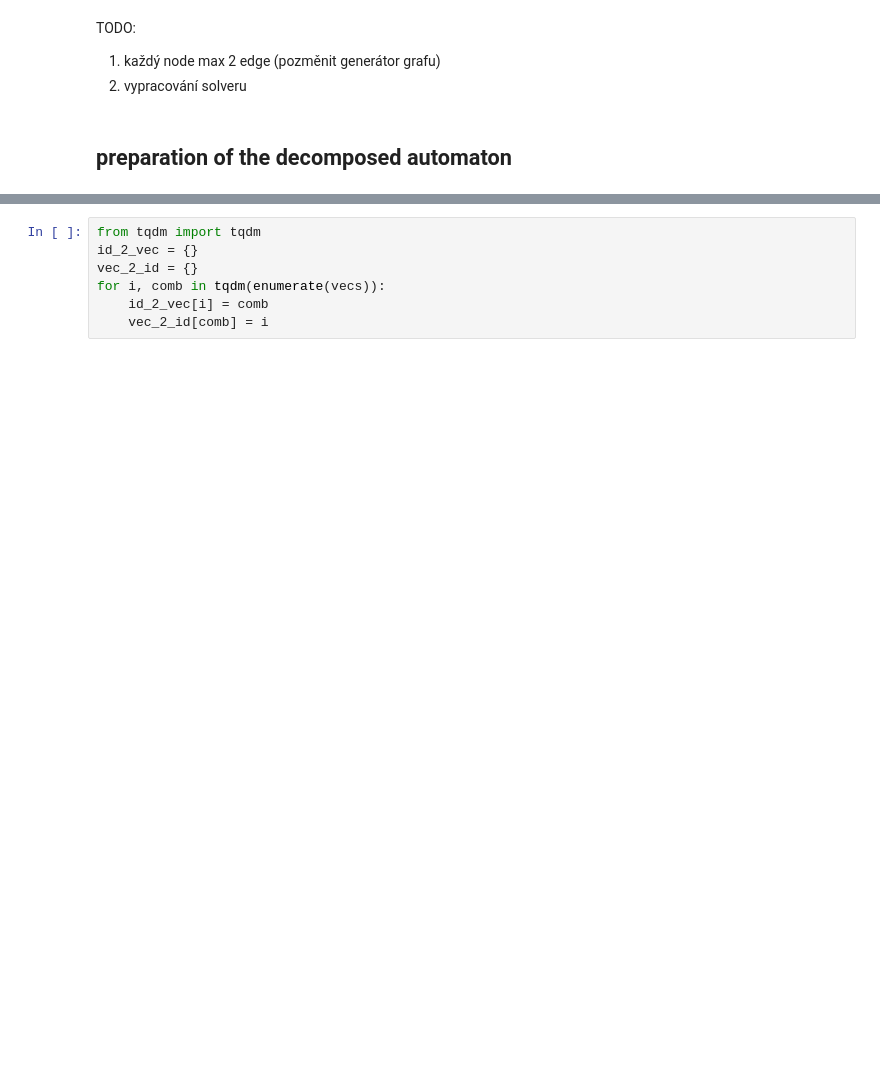
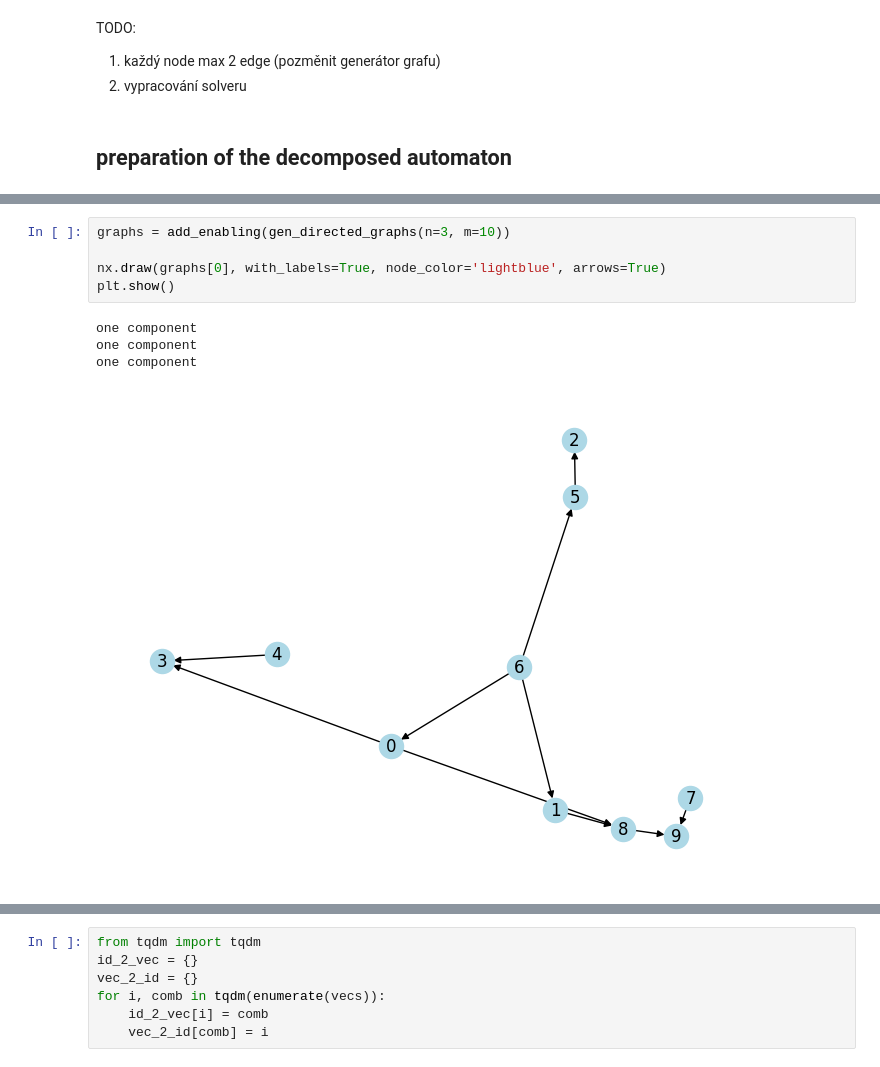
Before and after one commit to pe-hy/rl_basic_transformer, a Jupyter notebook: data_generation/generate_lines_automata.ipynb, the cells around one changed output, grey strips where cells are left out. Saved outputs shown, nothing was run; the diff lists cells and outputs as text; blank space fills up the shorter version.

```diff
--- a/data_generation/generate_lines_automata.ipynb
+++ b/data_generation/generate_lines_automata.ipynb
@@ -174,3 +287,13 @@ a.index(2)
+# %%
+graphs = add_enabling(gen_directed_graphs(n=3, m=10))
+
+nx.draw(graphs[0], with_labels=True, node_color='lightblue', arrows=True)
+plt.show()
+# %% [output]
+one component
+one component
+one component
+[figure, added]
 # %%
 from itertools import product
 def get_vectors(chains):
```
Also changed, not shown: parts of 18 cells of this notebook.
